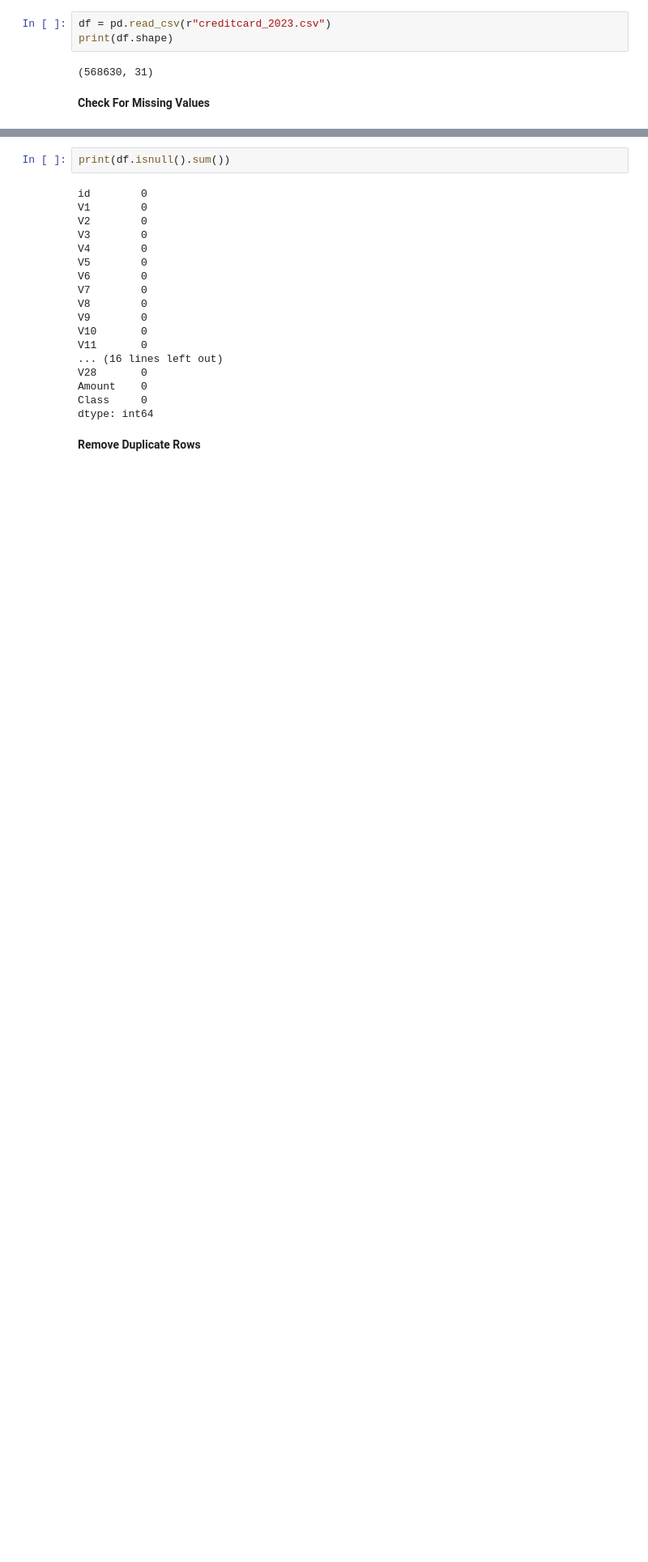
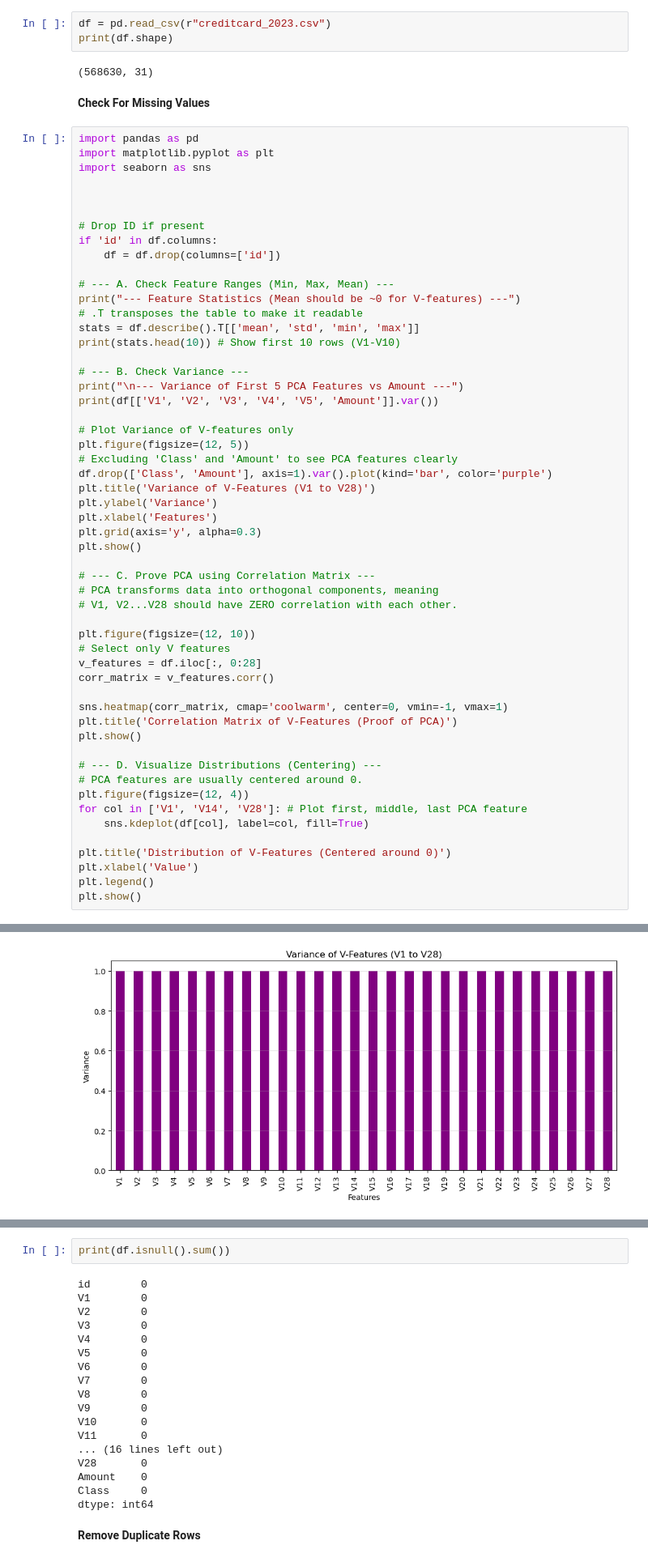
Before and after one commit to Ali22017684/flower_category, a Jupyter notebook: notebooks/numerical_notebook/fraud_detection.ipynb, the cells around one changed output, grey strips where cells are left out. Shown at 81% size. Saved outputs shown, nothing was run; the diff lists cells and outputs as text; blank space fills up the shorter version.

Commit message:
fraud_detection last version

```diff
--- a/notebooks/numerical_notebook/fraud_detection.ipynb
+++ b/notebooks/numerical_notebook/fraud_detection.ipynb
@@ -14,3 +14,58 @@ print(df.shape)
 (568630, 31)
 # %% [markdown]
 **Check For Missing Values**
+# %%
+import pandas as pd
+import matplotlib.pyplot as plt
+import seaborn as sns
+
+
+
+# Drop ID if present
+if 'id' in df.columns:
+    df = df.drop(columns=['id'])
+
+# --- A. Check Feature Ranges (Min, Max, Mean) ---
+print("--- Feature Statistics (Mean should be ~0 for V-features) ---")
+# .T transposes the table to make it readable
+stats = df.describe().T[['mean', 'std', 'min', 'max']]
+print(stats.head(10)) # Show first 10 rows (V1-V10)
+
+# --- B. Check Variance ---
+print("\n--- Variance of First 5 PCA Features vs Amount ---")
+print(df[['V1', 'V2', 'V3', 'V4', 'V5', 'Amount']].var())
+
+# Plot Variance of V-features only
+plt.figure(figsize=(12, 5))
+# Excluding 'Class' and 'Amount' to see PCA features clearly
+df.drop(['Class', 'Amount'], axis=1).var().plot(kind='bar', color='purple')
+plt.title('Variance of V-Features (V1 to V28)')
+plt.ylabel('Variance')
+plt.xlabel('Features')
+plt.grid(axis='y', alpha=0.3)
+plt.show()
+
+# --- C. Prove PCA using Correlation Matrix ---
+# PCA transforms data into orthogonal components, meaning
+# V1, V2...V28 should have ZERO correlation with each other.
+
+plt.figure(figsize=(12, 10))
+# Select only V features
+v_features = df.iloc[:, 0:28]
+corr_matrix = v_features.corr()
+
+sns.heatmap(corr_matrix, cmap='coolwarm', center=0, vmin=-1, vmax=1)
+plt.title('Correlation Matrix of V-Features (Proof of PCA)')
+plt.show()
+
+# --- D. Visualize Distributions (Centering) ---
+# PCA features are usually centered around 0.
+plt.figure(figsize=(12, 4))
+for col in ['V1', 'V14', 'V28']: # Plot first, middle, last PCA feature
+    sns.kdeplot(df[col], label=col, fill=True)
+
+plt.title('Distribution of V-Features (Centered around 0)')
+plt.xlabel('Value')
+plt.legend()
+plt.show()
+# %% [output]
@@ -16,0 +89 @@ print(df.shape)
+[figure, added]
```
Also changed, not shown: parts of 4 cells of this notebook.
